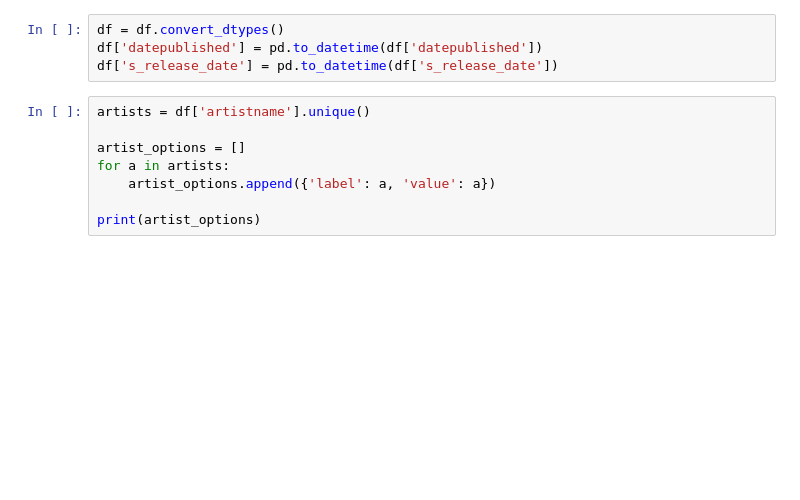
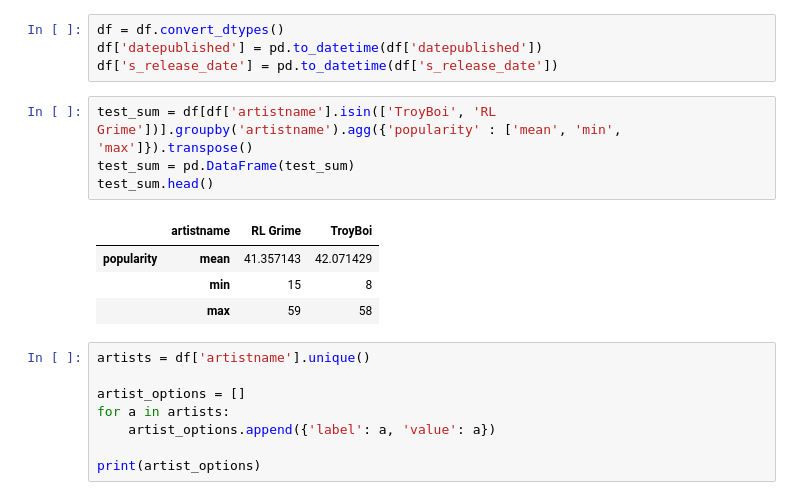
Before and after one commit to jko0401/IT299-project, a Jupyter notebook: root/dash-sandbox.ipynb, the cells around one changed output. Cells and saved outputs as stored; diff of their text form; blank space fills up the shorter version.

```diff
--- a/root/dash-sandbox.ipynb
+++ b/root/dash-sandbox.ipynb
@@ -65,6 +65,15 @@ df.head()
 df = df.convert_dtypes()
 df['datepublished'] = pd.to_datetime(df['datepublished'])
 df['s_release_date'] = pd.to_datetime(df['s_release_date'])
+# %%
+test_sum = df[df['artistname'].isin(['TroyBoi', 'RL Grime'])].groupby('artistname').agg({'popularity' : ['mean', 'min', 'max']}).transpose()
+test_sum = pd.DataFrame(test_sum)
+test_sum.head()
+# %% [output]
+|  | artistname | RL Grime | TroyBoi |
+| popularity | mean | 41.357143 | 42.071429 |
+|  | min | 15 | 8 |
+|  | max | 59 | 58 |
 # %%
 artists = df['artistname'].unique()
 
```
Also changed, not shown: parts of 2 cells of this notebook, 5 other files.
